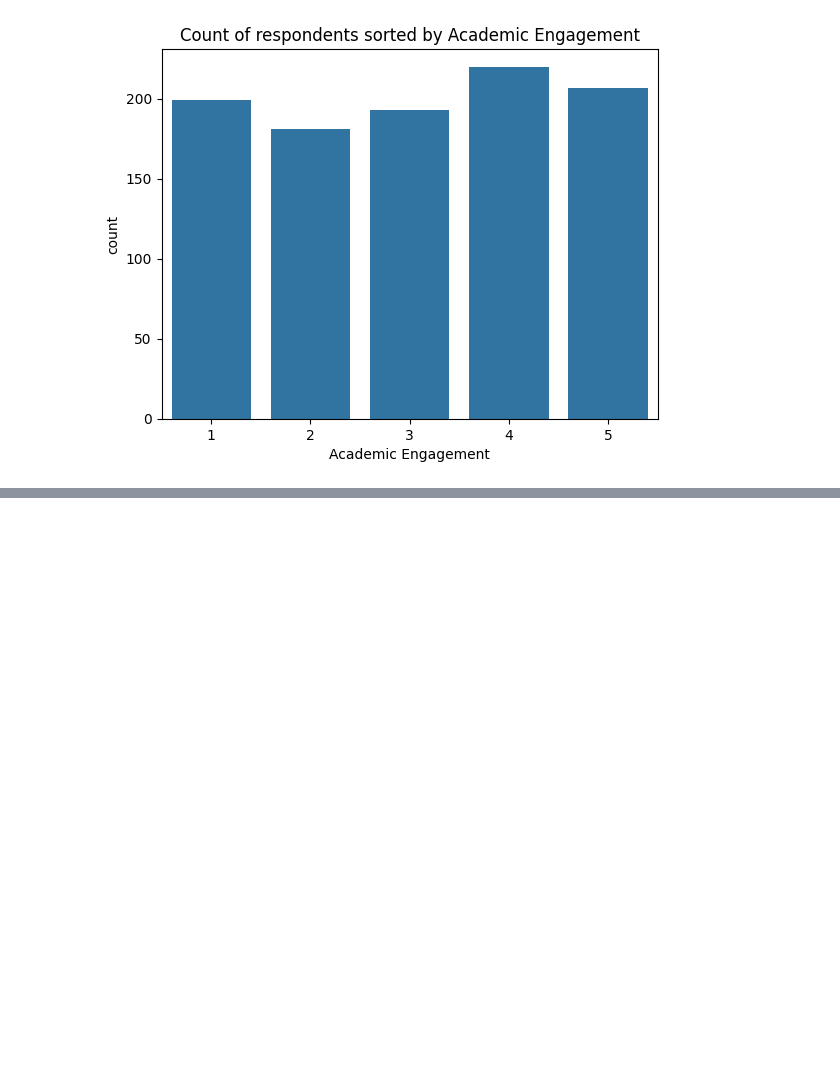
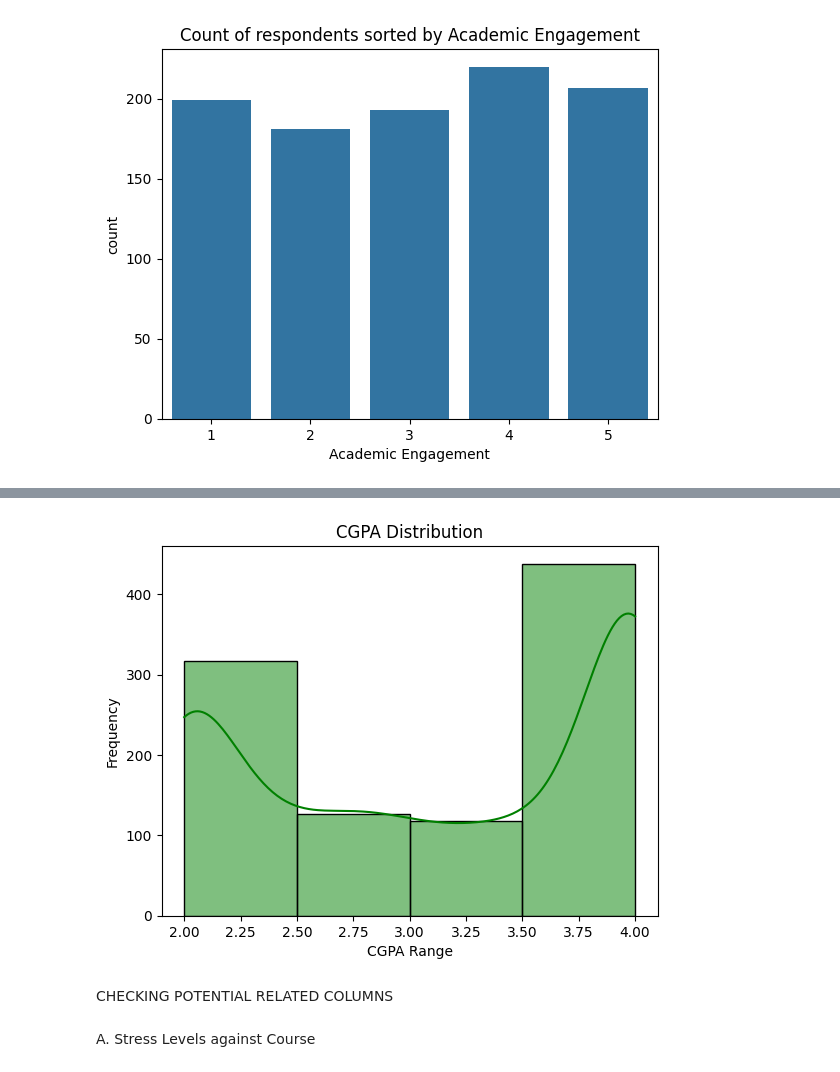
Before and after one commit to NoorHannan29/Assignment_ML, a Jupyter notebook: Main_Assignment/Assignment_ML.ipynb, the cells around one changed output, grey strips where cells are left out. Drawn from its saved outputs; the diff is of its cells as text; code cells hidden in the pictures; blank space fills up the shorter version.

```diff
--- a/Main_Assignment/Assignment_ML.ipynb
+++ b/Main_Assignment/Assignment_ML.ipynb
@@ -130,0 +149,13 @@ print (course_count)
+# %%
+#Divide CGPA's into bins
+sns.histplot(df["CGPA"], bins=4, kde=True,color='green')
+plt.title("CGPA Distribution")
+plt.xlabel("CGPA Range")
+plt.ylabel("Frequency")
+plt.show()
+# %% [output]
+[figure, added]
+# %% [markdown]
+CHECKING POTENTIAL RELATED COLUMNS
+# %% [markdown]
+A. Stress Levels against Course
```
Also changed, not shown: parts of 14 cells of this notebook.
